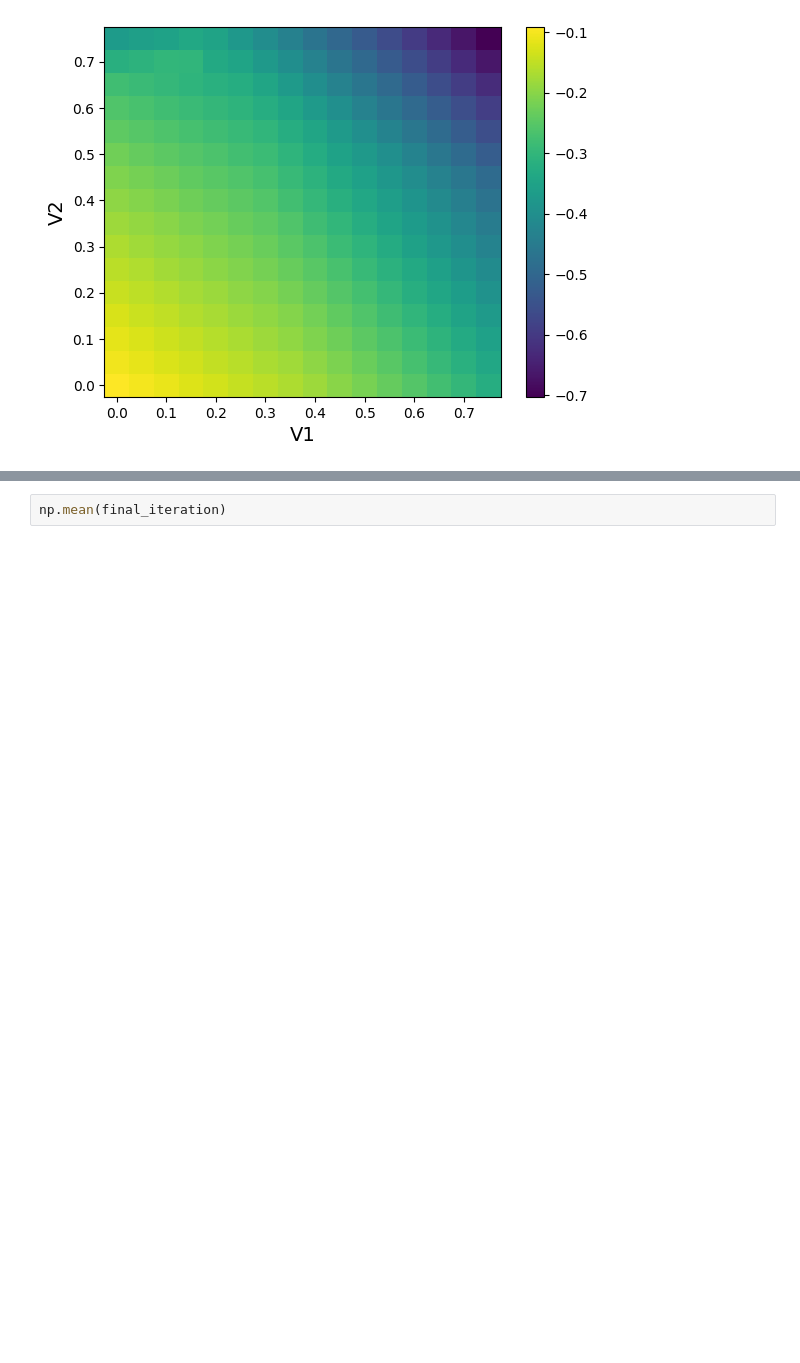
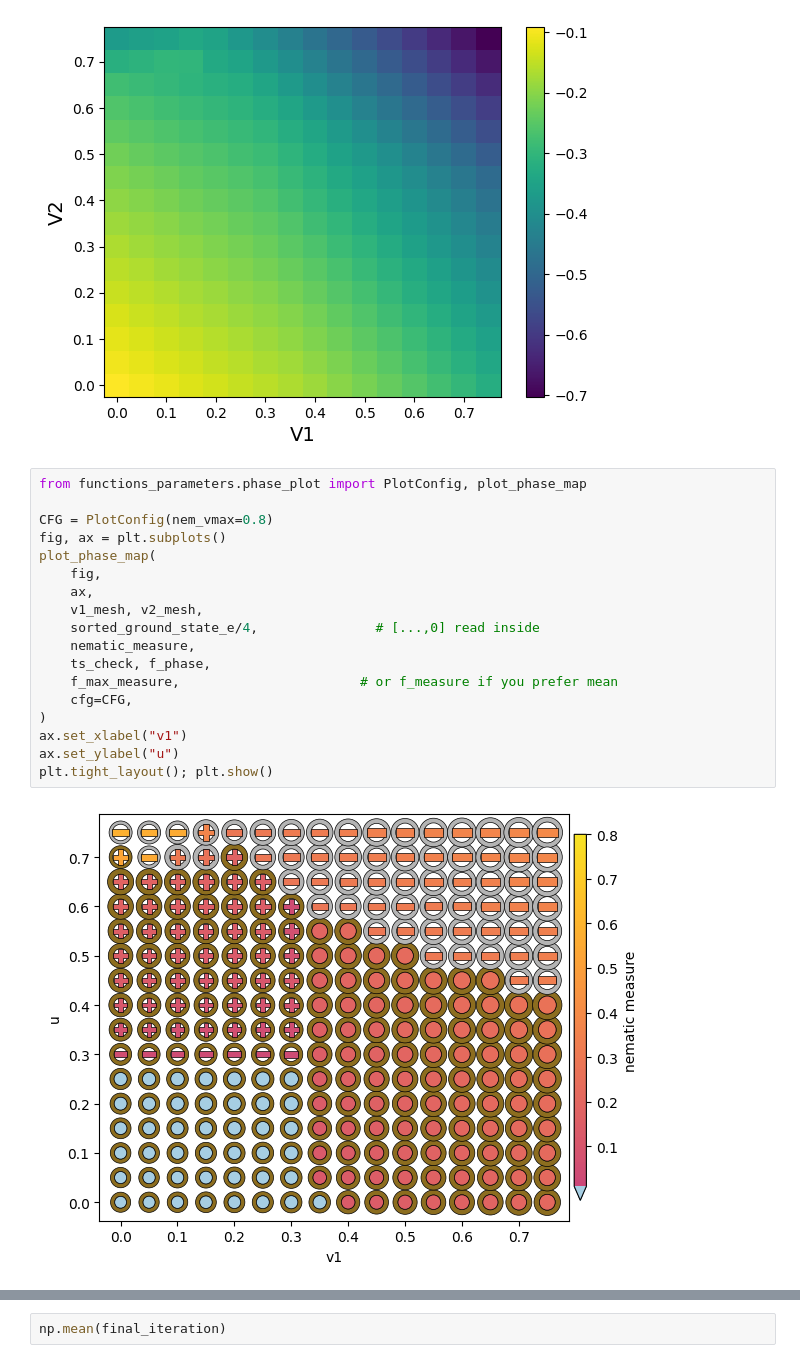
Before and after one commit to yumannhe/SCHF_auto_collinear, a Jupyter notebook: data_analysis/over_v/phase_diagram_filling_vhs_t_4em4_2_2_over_v1_v2.ipynb, the cells around one changed output, grey strips where cells are left out. Saved outputs shown, nothing was run; the diff lists cells and outputs as text; blank space fills up the shorter version.

```diff
--- a/data_analysis/over_v/phase_diagram_filling_vhs_t_4em4_2_2_over_v1_v2.ipynb
+++ b/data_analysis/over_v/phase_diagram_filling_vhs_t_4em4_2_2_over_v1_v2.ipynb
@@ -415,3 +149,23 @@ plt.colorbar()
 # %% [output]
 <matplotlib.colorbar.Colorbar at 0x...>
 [figure]
+# %%
+from functions_parameters.phase_plot import PlotConfig, plot_phase_map
+
+CFG = PlotConfig(nem_vmax=0.8)
+fig, ax = plt.subplots()
+plot_phase_map(
+    fig,
+    ax,
+    v1_mesh, v2_mesh,
+    sorted_ground_state_e/4,               # [...,0] read inside
+    nematic_measure,
+    ts_check, f_phase,
+    f_max_measure,                       # or f_measure if you prefer mean
+    cfg=CFG,
+)
+ax.set_xlabel("v1")
+ax.set_ylabel("u")
+plt.tight_layout(); plt.show()
+# %% [output]
+[figure, added]
```
Also changed, not shown: parts of 64 cells of this notebook, 23 other files.
